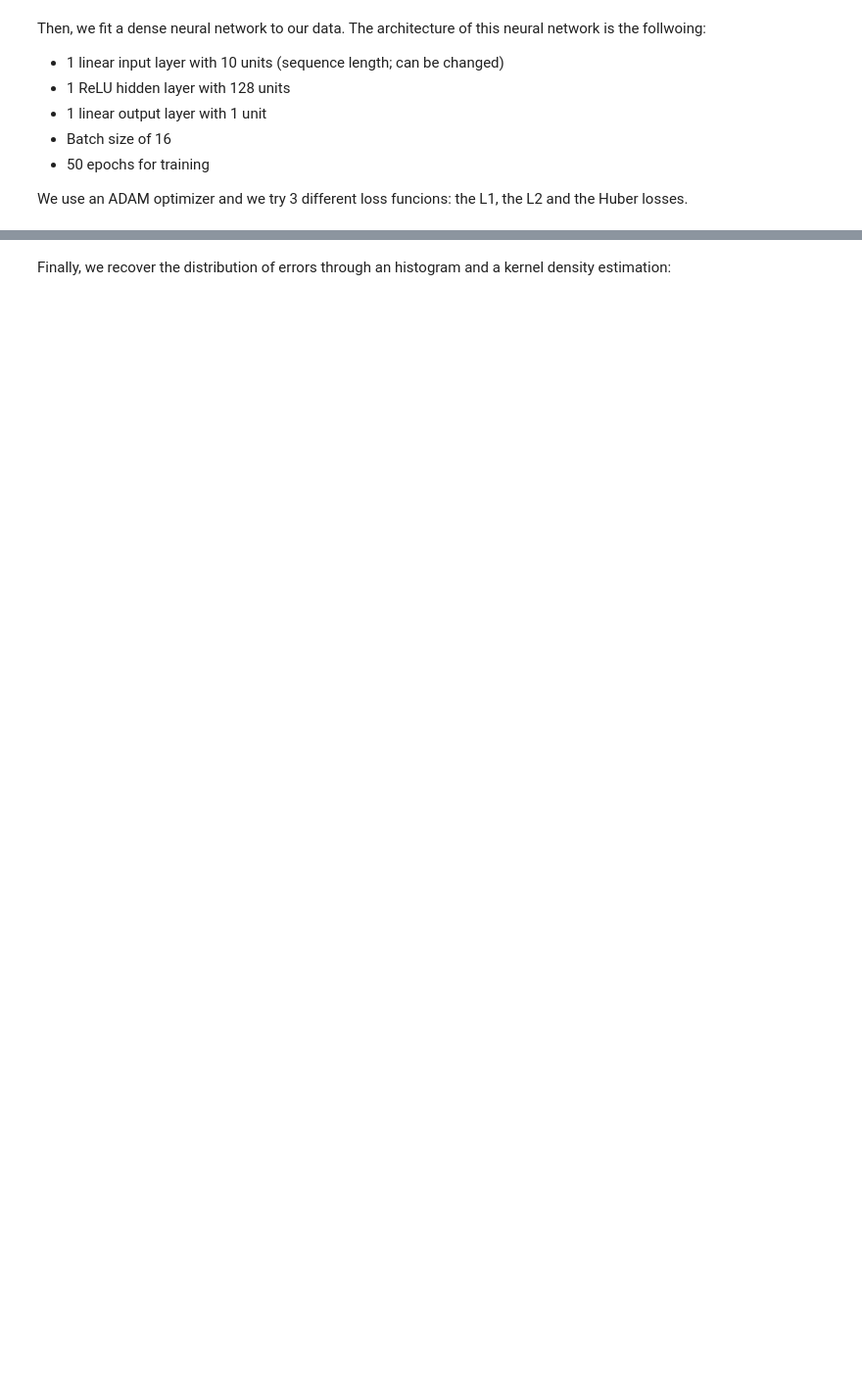
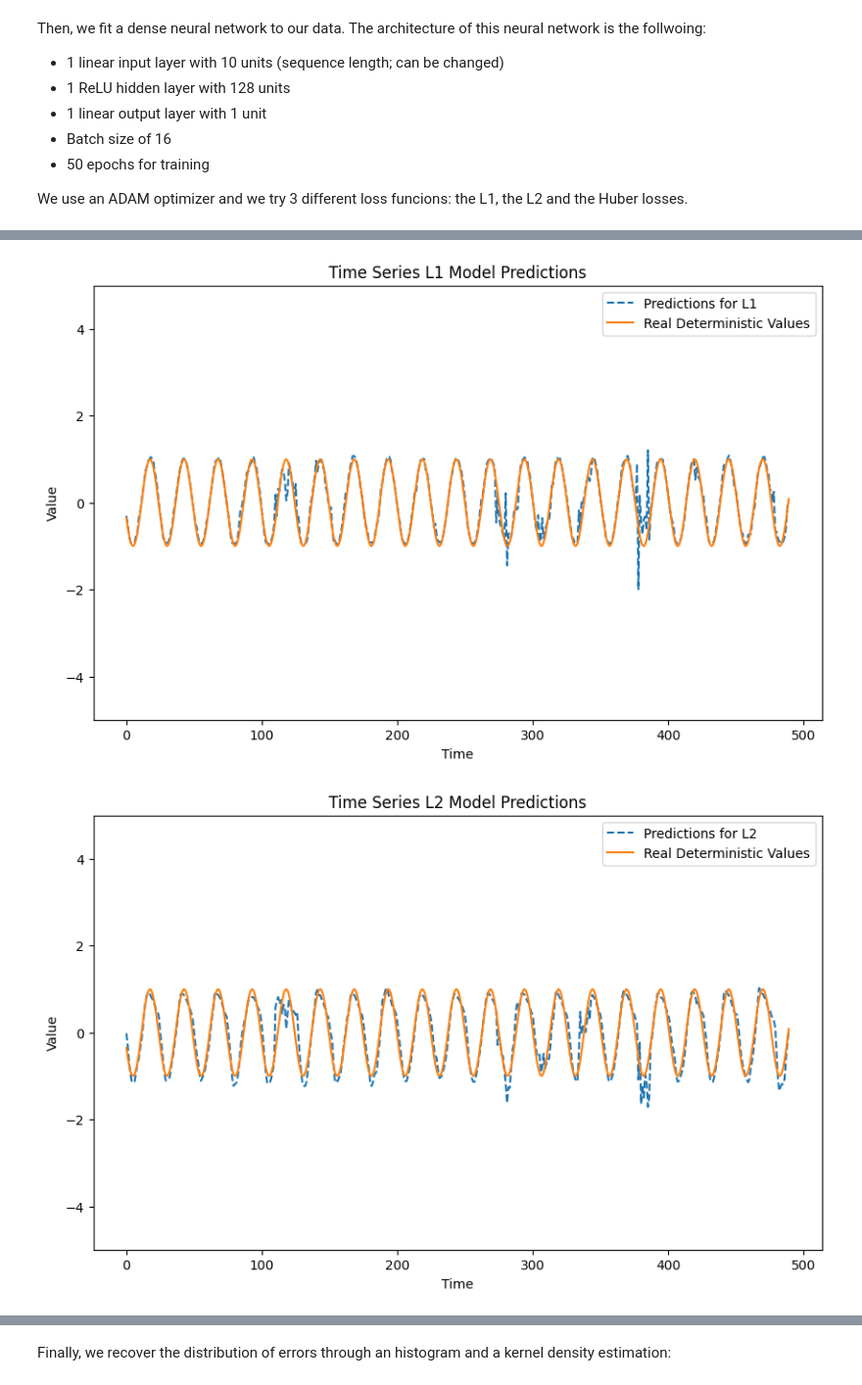
Before and after one commit to ikercb2000/ModellingError_TS, a Jupyter notebook: src/LossDistributions.ipynb, the cells around one changed output, grey strips where cells are left out. Shown at 98% size. Cells and saved outputs as stored; diff of their text form; code cells hidden in the pictures; blank space fills up the shorter version.

```diff
--- a/src/LossDistributions.ipynb
+++ b/src/LossDistributions.ipynb
@@ -74,17 +60,10 @@ We use an ADAM optimizer and we try 3 different loss funcions: the L1, the L2 an
 # %%
 scaler = StandardScaler()
 series["Value"] = scaler.fit_transform(series[["Value"]])
-
-def create_sequences(data, seq_length):
-    x, y = [], []
-    for i in range(len(data) - seq_length):
-        x.append(data[i:i + seq_length])
-        y.append(data[i + seq_length])
-    return np.array(x), np.array(y)
-
 seq_length = 10
 data = series["Value"].values
-x, y = create_sequences(data, seq_length)
+series["Determ"] = series["Determ"].iloc[seq_length:].reset_index(drop=True)
+x, y = create_sequences_from_ts(data, seq_length)
 
 input_shape = (seq_length,)
 x = x.reshape(x.shape[0], seq_length)
@@ -98,9 +77,9 @@ model = vanilla_generator.generate(input_shape=input_shape,
 
 nn_handler = NeuralNetworkHandler(model=model)
 loss_functions = {
-    "MSE": "mse",
-    "MAE": "mae",
-    "Huber": keras.losses.Huber(delta=1.0)  # You can adjust delta as needed
+    "L1": "mae",
+    "L2": "mse",
+    "Huber": keras.losses.Huber(delta=0.5)  # You can adjust delta as needed
 }
 
 results = {}
@@ -113,7 +92,7 @@ for loss_name, loss_fn in loss_functions.items():
     nn_handler.compile(
         optimizer=keras.optimizers.Adam(learning_rate=0.01),
         loss=loss_fn,
-        metrics=["mae","mse"],
+        metrics=["mae","mse","mape"],
         n_batches=1
     )
 
@@ -152,16 +131,6 @@ for loss_name, loss_fn in loss_functions.items():
     # Inverse transform the ground truth
     y_test = scaler.inverse_transform(y.reshape(-1, 1))
 
-    # Plot the results
-    plt.figure(figsize=(10, 6))
-    plt.plot(y_test, label="Real Values")
-    plt.plot(predicted_values, label=f"Predictions ({loss_name})", linestyle="--")
-    plt.xlabel("Time")
-    plt.ylabel("Value")
-    plt.title(f"Time Series Prediction with {loss_name} Loss")
-    plt.legend()
-    plt.show()
-
 # Display evaluation results
 for loss_name, evaluation_result in results.items():
     print(f"{loss_name} Loss Evaluation: {evaluation_result}")
@@ -228,0 +158,9 @@ Huber Loss Evaluation: {'loss': 0.07890675961971283, 'mae': 0.16003729403018951,
+# %%
+for k in predictions_dict.keys():
+
+    plot_estimations(predictions=predictions_dict[k],series=series,model_name=k,use_total_series=False)
+
+plot_multiple_estimations(pred_dict=predictions_dict,series=series,use_total_series=False)
+# %% [output]
+[figure, added]
+[figure, added]
```
Also changed, not shown: parts of 11 cells of this notebook, 12 other files.
